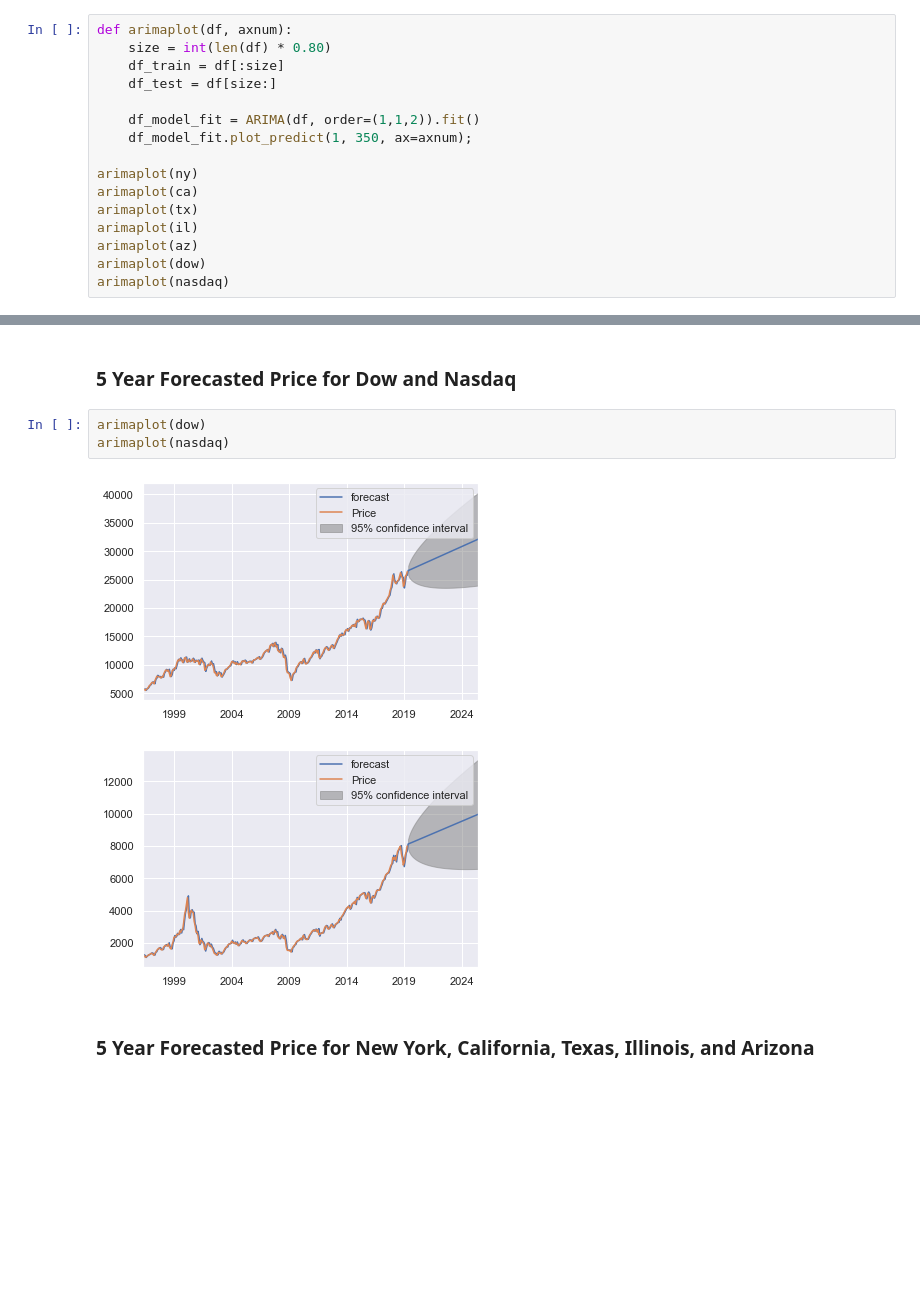
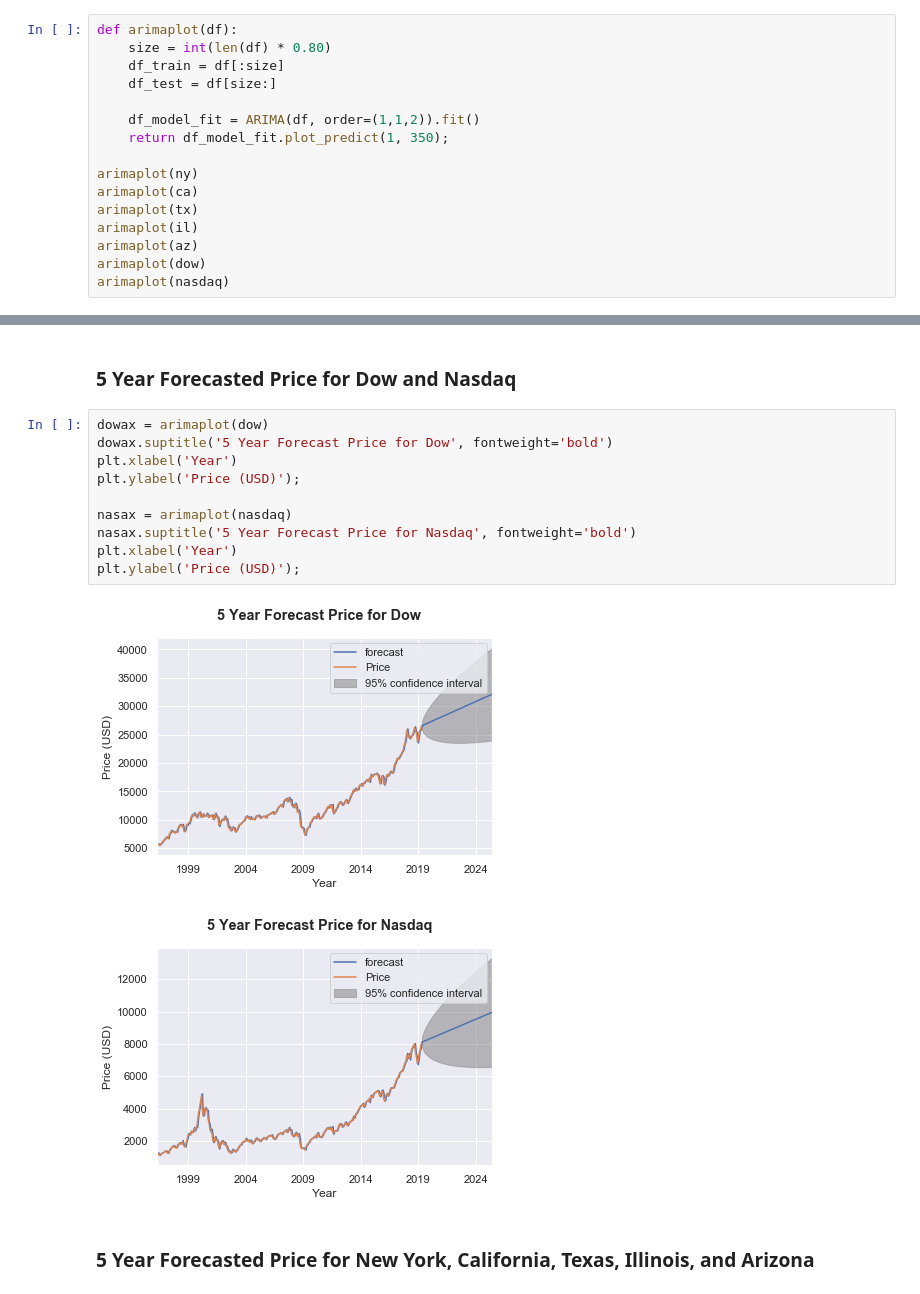
Before and after one commit to leehongc/housing, a Jupyter notebook: HousingProject.ipynb, the cells around one changed output, grey strips where cells are left out. Cells and saved outputs as stored; diff of their text form; blank space fills up the shorter version.

```diff
--- a/HousingProject.ipynb
+++ b/HousingProject.ipynb
@@ -604,12 +614,12 @@ ny_model_fit.plot_predict(1, 350);
 [figure]
 # %%
-def arimaplot(df, axnum):
+def arimaplot(df):
     size = int(len(df) * 0.80)
     df_train = df[:size]
     df_test = df[size:]
 
     df_model_fit = ARIMA(df, order=(1,1,2)).fit()
-    df_model_fit.plot_predict(1, 350, ax=axnum);
+    return df_model_fit.plot_predict(1, 350);
 
 arimaplot(ny)
 arimaplot(ca)
@@ -699,11 +713,18 @@ state9619medianmerged.head()
 | 4 | CA | 156012.50 | 497550.0 |
 # %% [markdown]
 ### 5 Year Forecasted Price for Dow and Nasdaq
-# %%
-arimaplot(dow)
-arimaplot(nasdaq)
-# %% [output]
-[figure, removed]
-[figure, removed]
+# %%
+dowax = arimaplot(dow)
+dowax.suptitle('5 Year Forecast Price for Dow', fontweight='bold')
+plt.xlabel('Year')
+plt.ylabel('Price (USD)');
+
+nasax = arimaplot(nasdaq)
+nasax.suptitle('5 Year Forecast Price for Nasdaq', fontweight='bold')
+plt.xlabel('Year')
+plt.ylabel('Price (USD)');
+# %% [output]
+[figure, added]
+[figure, added]
 # %% [markdown]
 ### 5 Year Forecasted Price for New York, California, Texas, Illinois, and Arizona
```
Also changed, not shown: parts of 8 cells of this notebook.
